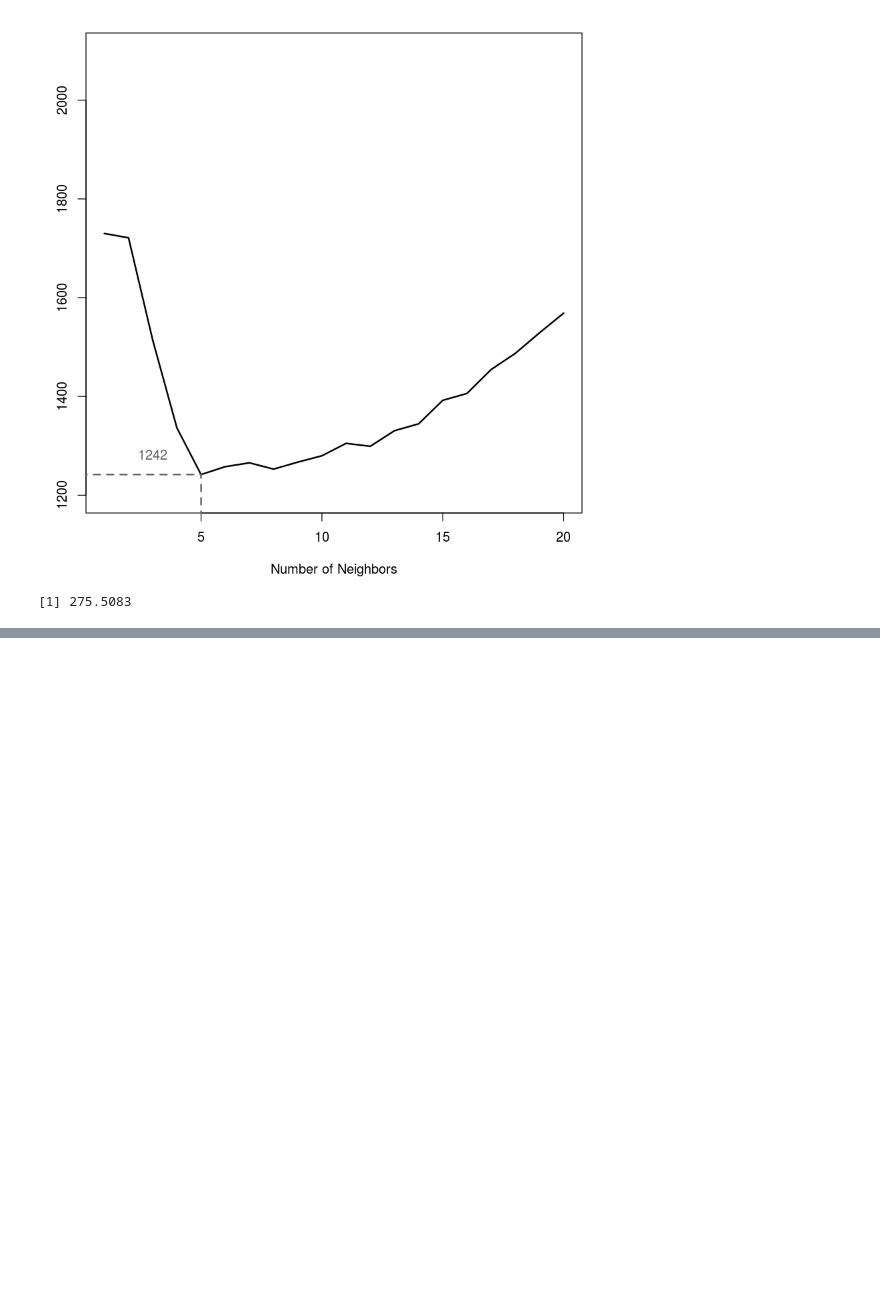
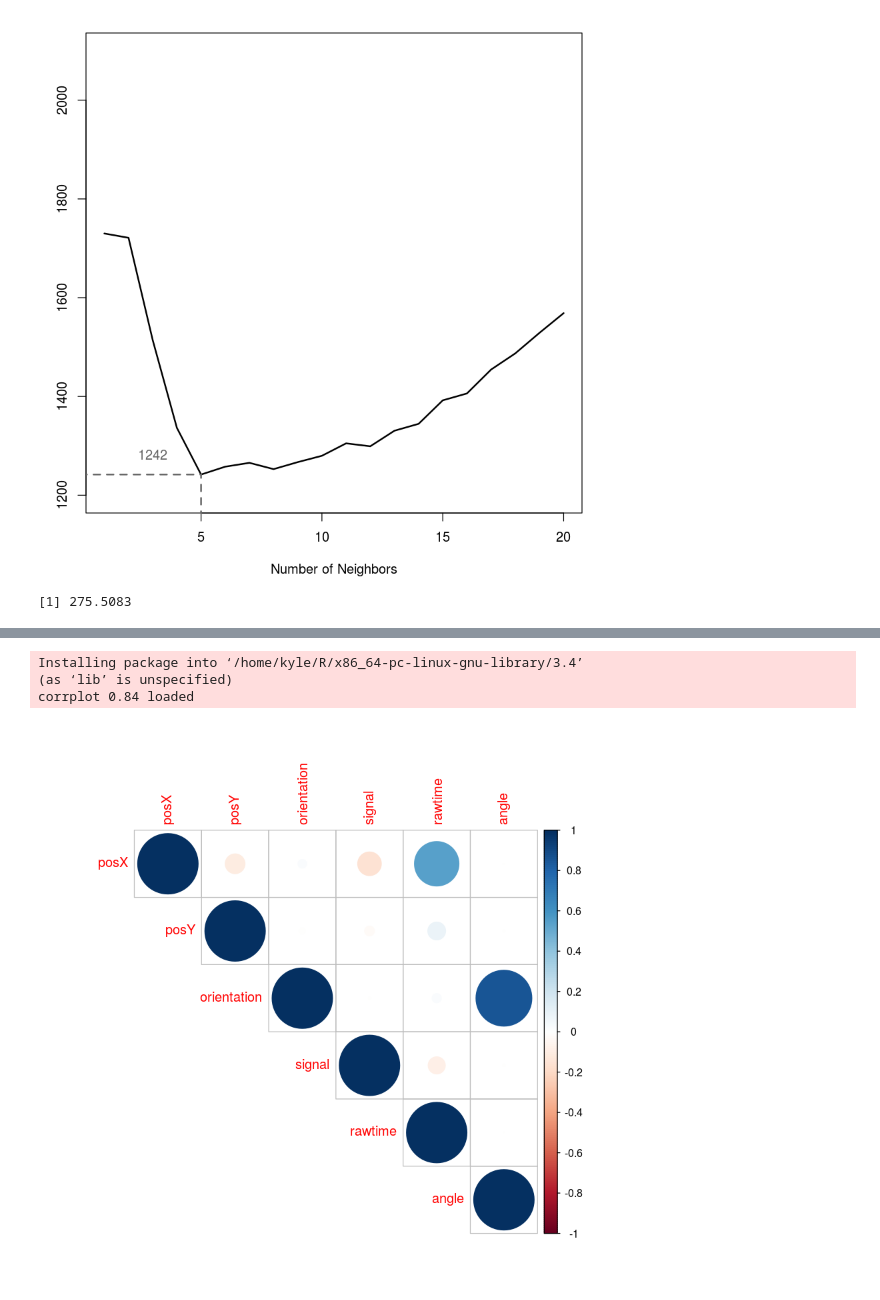
Before and after one commit to CaseyRMartinez/QTW_CaseStudies, a Jupyter notebook: RTLS_CaseStudy1.ipynb, the cells around one changed output, grey strips where cells are left out. Drawn from its saved outputs; the diff is of its cells as text; code cells hidden in the pictures; blank space fills up the shorter version.

```diff
--- a/RTLS_CaseStudy1.ipynb
+++ b/RTLS_CaseStudy1.ipynb
@@ -824,0 +964,4 @@ predXY = function(newSignals, newAngles, trainData,
+# %%
+corrData = offline[, !names(offline) %in% c("mac", "posXY", "time")]
+res = cor(corrData)
+res
@@ -824,0 +976,11 @@ predXY = function(newSignals, newAngles, trainData,
+# %%
+install.packages("corrplot")
+library("corrplot")
+# %% [output]
+Installing package into ‘/home/kyle/R/x86_64-pc-linux-gnu-library/3.4’
+(as ‘lib’ is unspecified)
+corrplot 0.84 loaded
+# %%
+corrplot(res, type = "upper")
+# %% [output]
+[figure, added]
```
Also changed, not shown: parts of 16 cells of this notebook.
